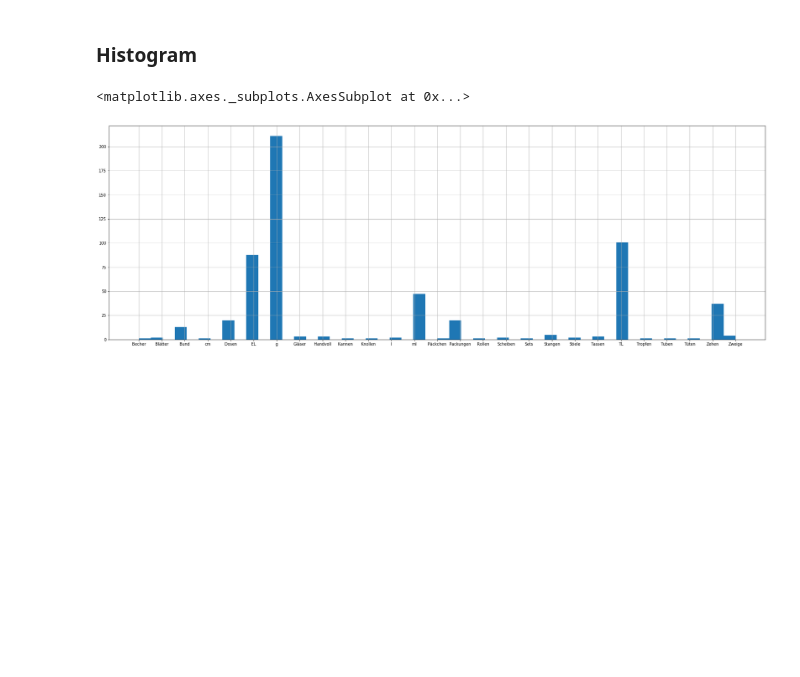
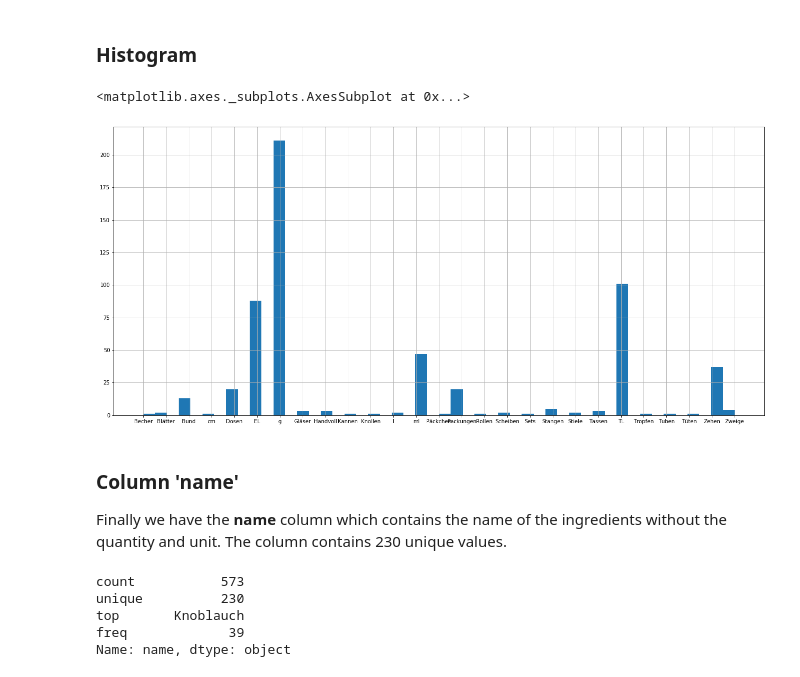
Before and after one commit to y-garcia/recipe-ingredient-classifier, a Jupyter notebook: 01_data_exploration.ipynb, the cells around one changed output. Cells and saved outputs as stored; diff of their text form; code cells hidden in the pictures; blank space fills up the shorter version.

```diff
--- a/01_data_exploration.ipynb
+++ b/01_data_exploration.ipynb
@@ -121,7 +121,18 @@ Name: unit, dtype: object
 # %% [markdown]
 ### Histogram
 # %%
-ingredients_df.unit.hist(figsize = (30,10), bins=50)
+ingredients_df.unit.hist(figsize = (22,10), bins=50)
 # %% [output]
 <matplotlib.axes._subplots.AxesSubplot at 0x...>
-[figure, old version]
+[figure, new version]
+# %% [markdown]
+### Column 'name'
+Finally we have the **name** column which contains the name of the ingredients without the quantity and unit. The column contains 230 unique values.
+# %%
+ingredients_df.name.describe()
+# %% [output]
+count           573
+unique          230
+top       Knoblauch
+freq             39
+Name: name, dtype: object
```
Also changed, not shown: parts of 4 cells of this notebook.
